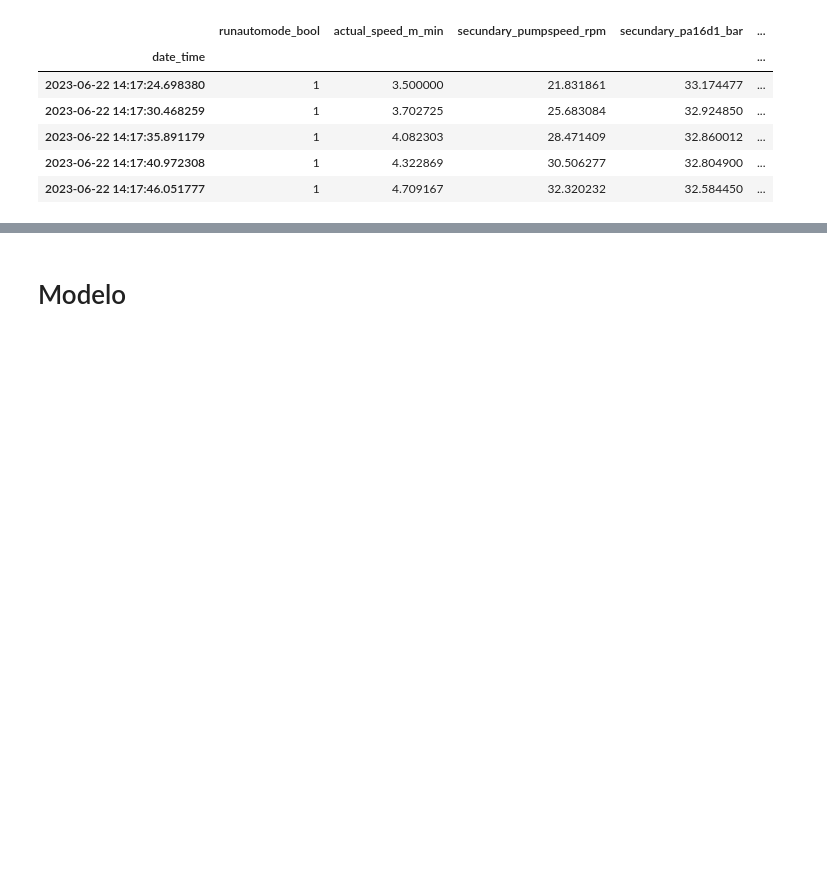
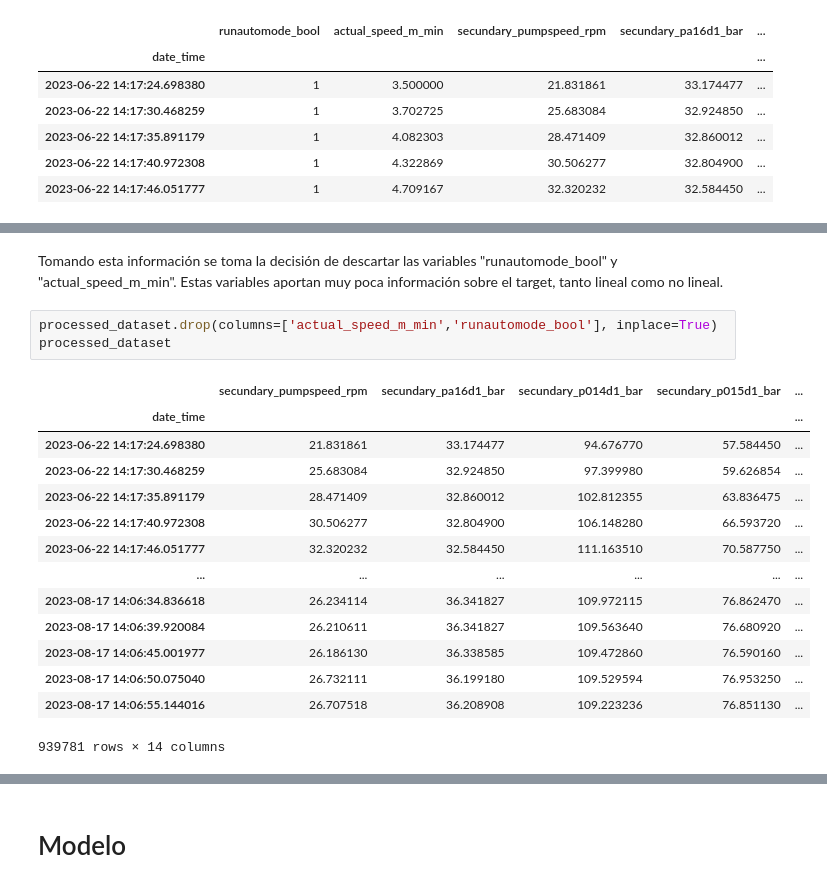
Before and after one commit to emmanuelrosales/ML_FinalProject, a Jupyter notebook: ML_FinalProject.ipynb, the cells around one changed output, grey strips where cells are left out. Cells and saved outputs as stored; diff of their text form; blank space fills up the shorter version.

```diff
--- a/ML_FinalProject.ipynb
+++ b/ML_FinalProject.ipynb
@@ -208,0 +327,20 @@ processed_dataset.head()
+# %% [markdown]
+Tomando esta información se toma la decisión de descartar las variables "runautomode_bool" y "actual_speed_m_min". Estas variables aportan muy poca información sobre el target, tanto lineal como no lineal.
+# %%
+processed_dataset.drop(columns=['actual_speed_m_min','runautomode_bool'], inplace=True)
+processed_dataset
+# %% [output]
+|  | secundary_pumpspeed_rpm | secundary_pa16d1_bar | secundary_p014d1_bar | secundary_p015d1_bar | ... |
+| date_time |  |  |  |  | ... |
+| 2023-06-22 14:17:24.698380 | 21.831861 | 33.174477 | 94.676770 | 57.584450 | ... |
+| 2023-06-22 14:17:30.468259 | 25.683084 | 32.924850 | 97.399980 | 59.626854 | ... |
+| 2023-06-22 14:17:35.891179 | 28.471409 | 32.860012 | 102.812355 | 63.836475 | ... |
+| 2023-06-22 14:17:40.972308 | 30.506277 | 32.804900 | 106.148280 | 66.593720 | ... |
+| 2023-06-22 14:17:46.051777 | 32.320232 | 32.584450 | 111.163510 | 70.587750 | ... |
+| ... | ... | ... | ... | ... | ... |
+| 2023-08-17 14:06:34.836618 | 26.234114 | 36.341827 | 109.972115 | 76.862470 | ... |
+| 2023-08-17 14:06:39.920084 | 26.210611 | 36.341827 | 109.563640 | 76.680920 | ... |
+| 2023-08-17 14:06:45.001977 | 26.186130 | 36.338585 | 109.472860 | 76.590160 | ... |
+| 2023-08-17 14:06:50.075040 | 26.732111 | 36.199180 | 109.529594 | 76.953250 | ... |
+| 2023-08-17 14:06:55.144016 | 26.707518 | 36.208908 | 109.223236 | 76.851130 | ... |
+939781 rows × 14 columns
```
Also changed, not shown: parts of 61 cells of this notebook, 2 other files.
